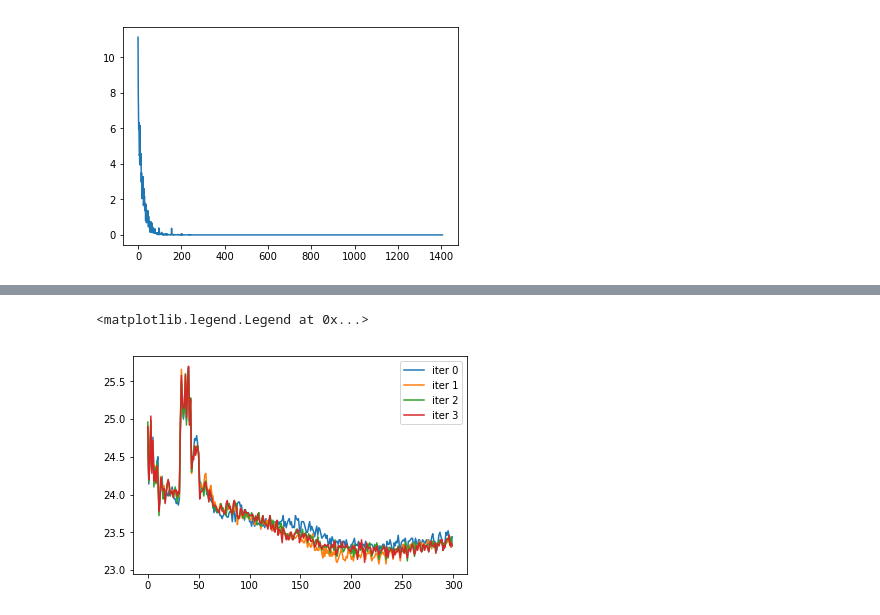
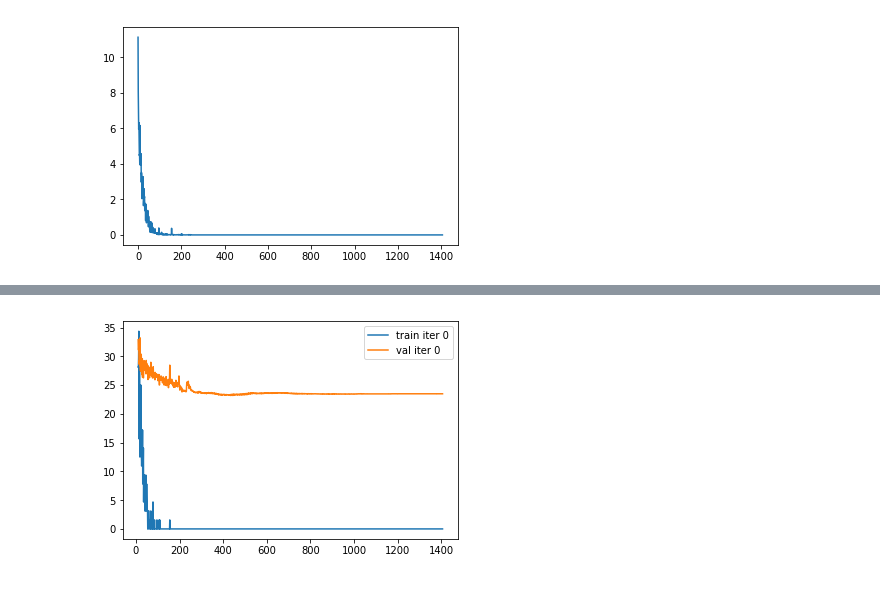
Before and after one commit to IFLED/confnn, a Jupyter notebook: experiments/notebooks/2_stage/cifar10-baseline-use-priors.ipynb, the cells around one changed output, grey strips where cells are left out. Drawn from its saved outputs; the diff is of its cells as text; code cells hidden in the pictures.

Commit message:
Added simple visualizaiton

```diff
--- a/experiments/notebooks/2_stage/cifar10-baseline-use-priors.ipynb
+++ b/experiments/notebooks/2_stage/cifar10-baseline-use-priors.ipynb
@@ -231,9 +162,4 @@ pyplot.legend()
-# %%
-pyplot.plot(np.array(val_erors)[200:500, 0], label='iter 0')
-pyplot.plot(np.array(val_erors)[200:500, 1], label='iter 1')
-pyplot.plot(np.array(val_erors)[200:500, 2], label='iter 2')
-pyplot.plot(np.array(val_erors)[200:500, 3], label='iter 3')
-pyplot.legend()
-# %% [output]
-<matplotlib.legend.Legend at 0x...>
-[figure, removed]
+# %%
+utils.plot_error_on_iterations(history, [10, None], [0], only_val=False)
+# %% [output]
+[figure, added]
```
Also changed, not shown: parts of 17 cells of this notebook, 1 other file.
